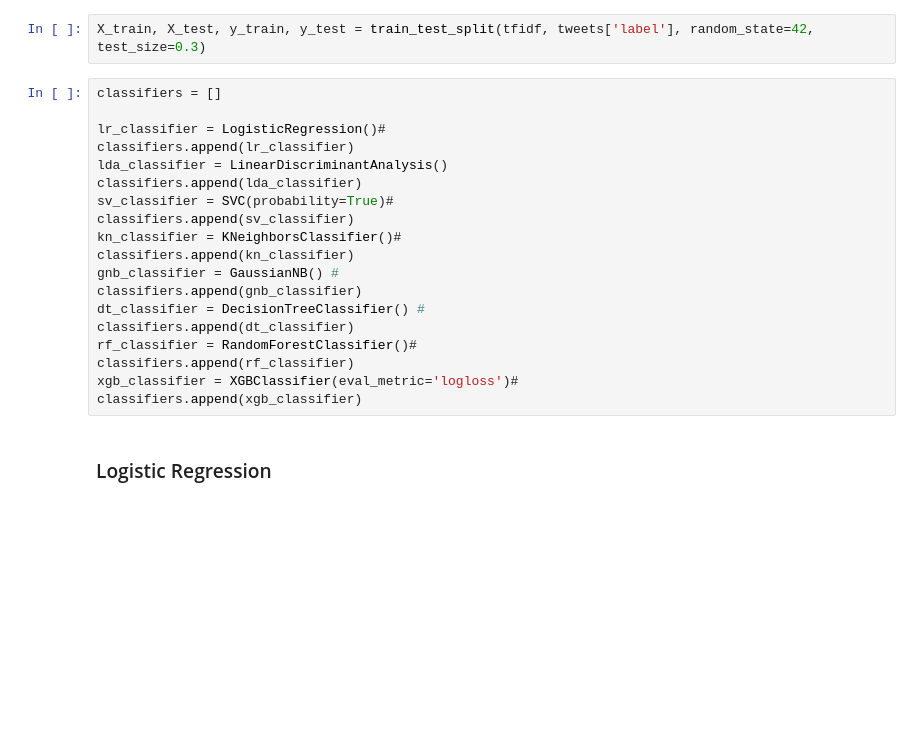
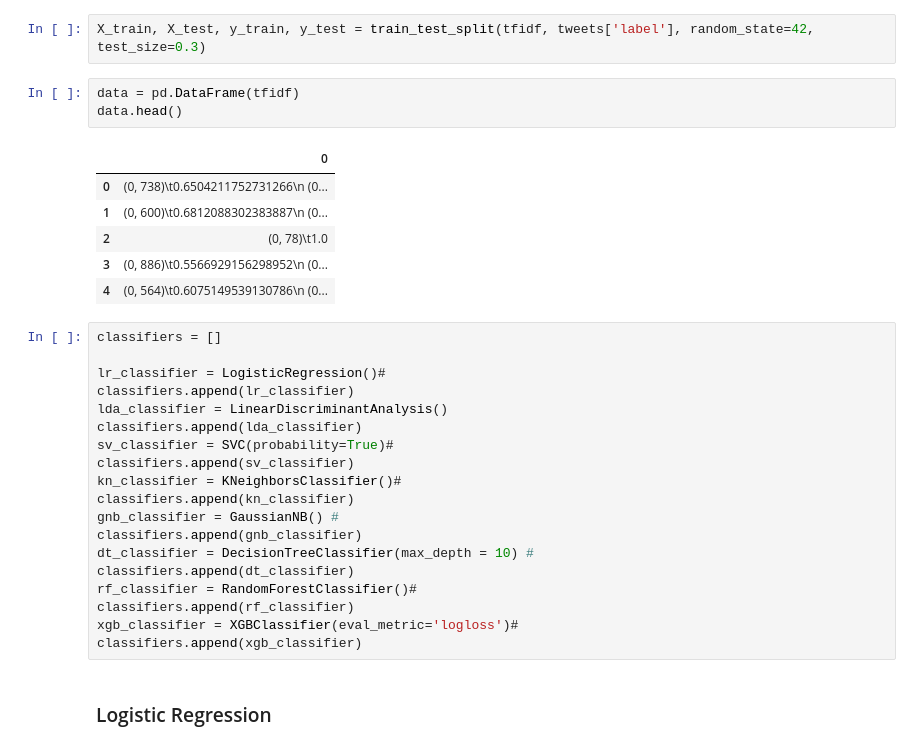
Before and after one commit to nsbisht/S2_Project_AoML_Comparative_Study_of_ML_Classification_Algorithms, a Jupyter notebook: Twitter_Sentiment_Analysis/SA.ipynb, the cells around one changed output. Drawn from its saved outputs; the diff is of its cells as text; blank space fills up the shorter version.

```diff
--- a/Twitter_Sentiment_Analysis/SA.ipynb
+++ b/Twitter_Sentiment_Analysis/SA.ipynb
@@ -328,6 +328,16 @@ tfidf.shape
 (31962, 1000)
 # %%
 X_train, X_test, y_train, y_test = train_test_split(tfidf, tweets['label'], random_state=42, test_size=0.3)
+# %%
+data = pd.DataFrame(tfidf)
+data.head()
+# %% [output]
+|  | 0 |
+| 0 | (0, 738)\t0.6504211752731266\n (0... |
+| 1 | (0, 600)\t0.6812088302383887\n (0... |
+| 2 | (0, 78)\t1.0 |
+| 3 | (0, 886)\t0.5566929156298952\n (0... |
+| 4 | (0, 564)\t0.6075149539130786\n (0... |
 # %%
 classifiers = []
 
@@ -341,7 +351,7 @@ kn_classifier = KNeighborsClassifier()#
 classifiers.append(kn_classifier)
 gnb_classifier = GaussianNB() #
 classifiers.append(gnb_classifier)
-dt_classifier = DecisionTreeClassifier() #
+dt_classifier = DecisionTreeClassifier(max_depth = 10) #
 classifiers.append(dt_classifier)
 rf_classifier = RandomForestClassifier()#
 classifiers.append(rf_classifier)
```
Also changed, not shown: parts of 11 cells of this notebook, 7 other files.
